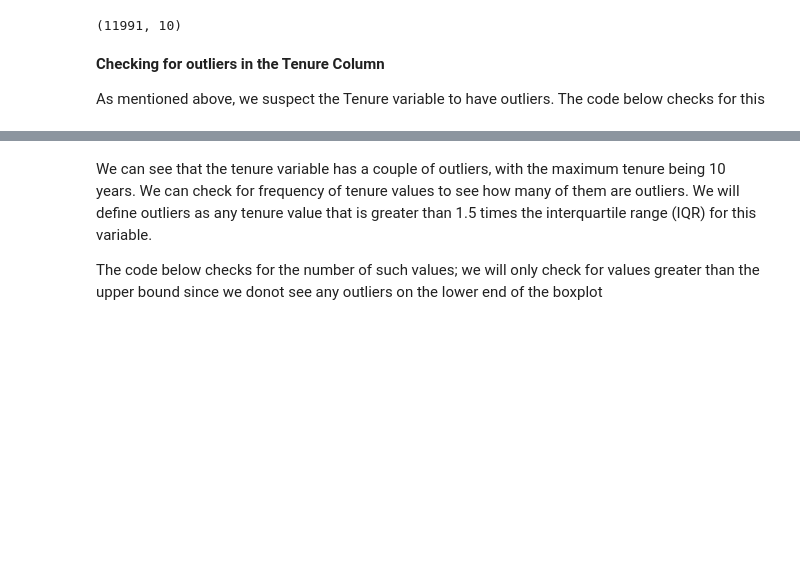
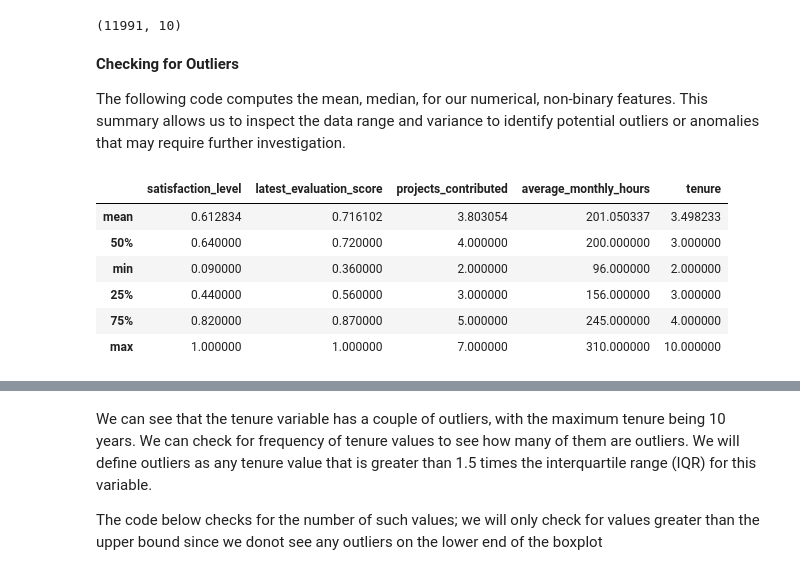
Before and after one commit to snaveerafrizvi/Employee_Attrition_ML, a Jupyter notebook: Salifort_Motors_Employee_Attrition.ipynb, the cells around one changed output, grey strips where cells are left out. Cells and saved outputs as stored; diff of their text form; code cells hidden in the pictures; blank space fills up the shorter version.

```diff
--- a/Salifort_Motors_Employee_Attrition.ipynb
+++ b/Salifort_Motors_Employee_Attrition.ipynb
@@ -287,7 +249,19 @@ df = df_raw.drop_duplicates()
 df.shape
 # %% [output]
 (11991, 10)
-# %% [markdown]
-**Checking for outliers in the Tenure Column**
-
-As mentioned above, we suspect the Tenure variable to have outliers. The code below checks for this
+# %% [markdown]
+**Checking for Outliers**
+
+The following code computes the mean, median, for our numerical, non-binary features. This summary allows us to inspect the data range and variance to identify potential outliers or anomalies that may require further investigation.
+# %%
+# Get descriptive statistics about the data
+df_raw[["satisfaction_level", "latest_evaluation_score", "projects_contributed",
+        "average_monthly_hours", "tenure"]].describe().loc[["mean","50%","min","25%","75%","max"],:]
+# %% [output]
+|  | satisfaction_level | latest_evaluation_score | projects_contributed | average_monthly_hours | tenure |
+| mean | 0.612834 | 0.716102 | 3.803054 | 201.050337 | 3.498233 |
+| 50% | 0.640000 | 0.720000 | 4.000000 | 200.000000 | 3.000000 |
+| min | 0.090000 | 0.360000 | 2.000000 | 96.000000 | 2.000000 |
+| 25% | 0.440000 | 0.560000 | 3.000000 | 156.000000 | 3.000000 |
+| 75% | 0.820000 | 0.870000 | 5.000000 | 245.000000 | 4.000000 |
+| max | 1.000000 | 1.000000 | 7.000000 | 310.000000 | 10.000000 |
```
Also changed, not shown: parts of 26 cells of this notebook.
